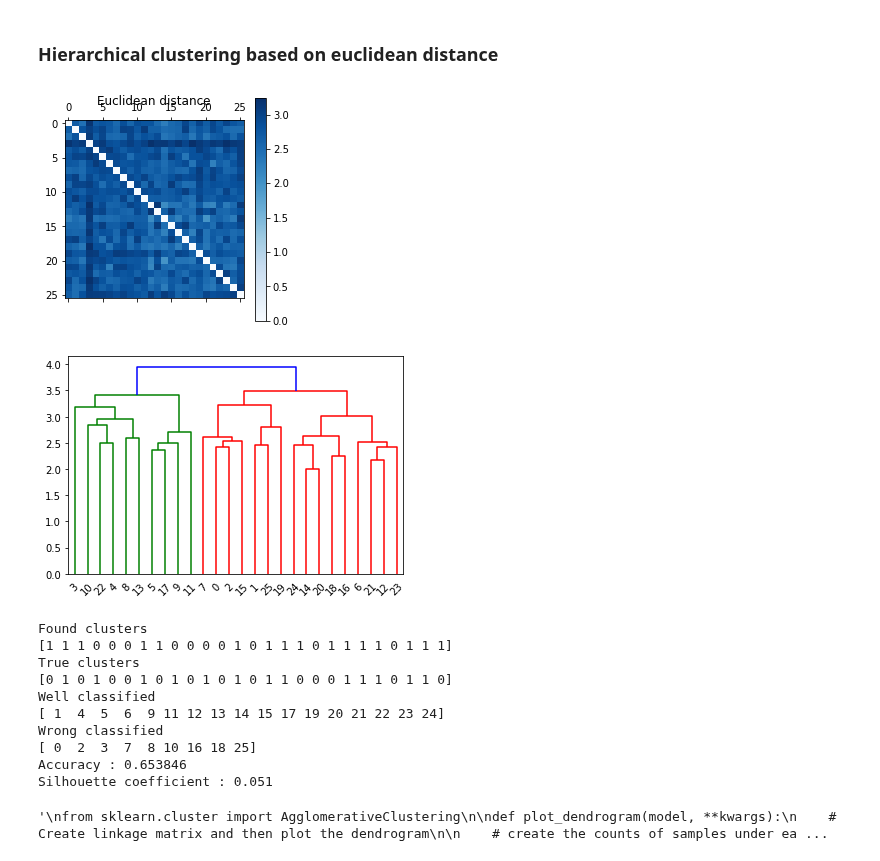
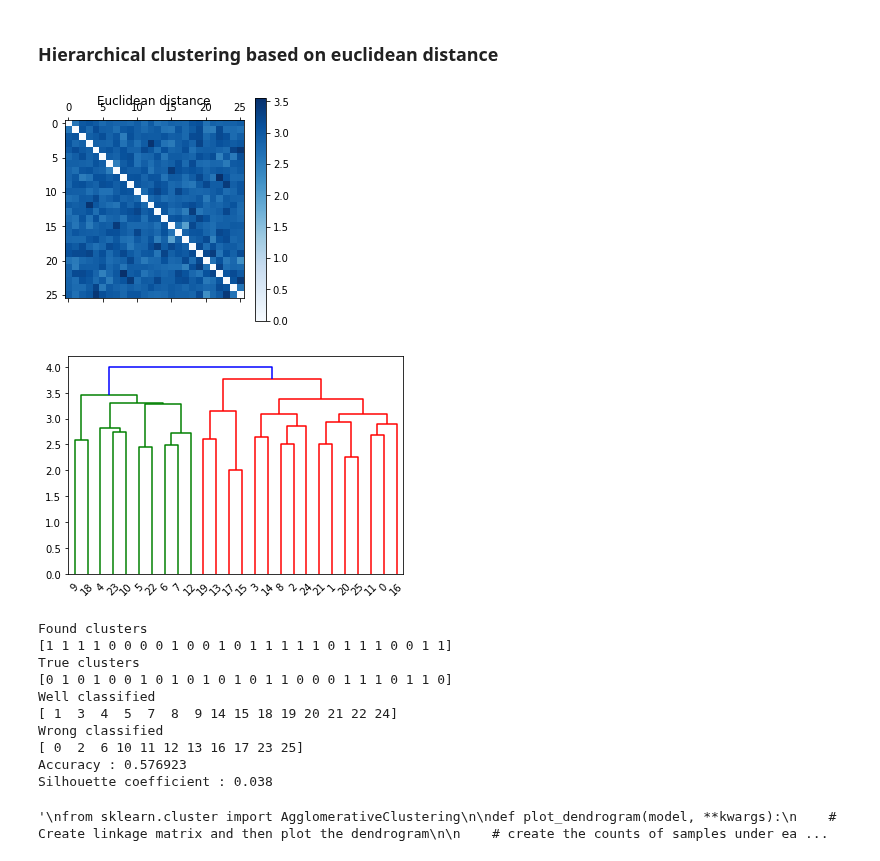
Before and after one commit to alexandremerasli/TFE, a Jupyter notebook: cluster_data.ipynb, the cells around one changed output. Cells and saved outputs as stored; diff of their text form; code cells hidden in the pictures.

```diff
--- a/cluster_data.ipynb
+++ b/cluster_data.ipynb
@@ -60,13 +60,18 @@ def removeOutlier(matrix,condition,subject):
     removeOutlierVector(condition,subject)
 '''
 
-# Remove Inf in data for EDA and IBI (replace by 10 for the moment, greater than non diagonal values (1.9 for EDA and 2.5 for IBI))
+# Remove Inf in data for EDA and IBI (replace by sort of normalisation for the moment
+tmp = np.copy(ISC_EEG)
+for i in range(len(tmp)):
+    tmp[i,i] = 0
+eegNorm = 3/np.mean(tmp)
+
 for i in range(len(ISC_IBI)):
-    ISC_IBI[i,i] = 100
-    ISC_EDA[i,i] = 90
+    ISC_IBI[i,i] = np.mean(ISC_IBI)*eegNorm
+    ISC_EDA[i,i] = np.mean(ISC_EDA)*eegNorm
 
 # Choose matrix to study
-case = 'EEG'
+case = 'IBI'
 removeOutlier = False # Remove outliers if there are some
 
 if (case == 'EEG'):
@@ -137,7 +142,7 @@ stimulus = np.where(condition == 1)[0]
 # %%
 import scipy.spatial.distance as ssd
 
-def computeDistanceMatrix(normalisation=1,uncondensed=False,euclideanTransform=False): # Choose normalisation between 1 and 45,
+def computeDistanceMatrix(normalisation=1,uncondensed=False,euclideanTransform=False,finalNorm=False): # Choose normalisation between 1 and 45,
                                             # 45 means bigger non diagonal correlations almost 1
     # Change matrix diagonal value (kind of normalisation)
     matrix_norm = np.copy(study_matrix)
@@ -174,6 +179,9 @@ def computeDistanceMatrix(normalisation=1,uncondensed=False,euclideanTransform=F
             writer = csv.writer(File)
             writer.writerows(distance_matrix)
 
+    if (finalNorm):
+        distance_matrix = distance_matrix / np.std(distance_matrix)
+
     return distance_matrix
 
 '''
@@ -266,49 +274,49 @@ plt.title("Euclidean distance")
 plt.colorbar()
 plt.show()
 # %% [output]
-[figure, old version]
+[figure, new version]
 # %%
 from scipy.cluster.hierarchy import dendrogram, linkage, fcluster
 
 distance_matrix = computeDistanceMatrix(norm_coef,uncondensed=True)
 Z=linkage(distance_matrix,'ward','euclidean',optimal_ordering=True)
-threshold = 3.9-0.1*(case=='EEG') #3.8 EEG, 3.9 EDA, 3.9 IBI if add_coef ==2
+threshold = 4-0.2*(case=='EEG') # 3.8 EEG, 4 EDA, 4 IBI if add_coef ==2
 dendrogram(Z, color_threshold=threshold)
 plt.show()
 
 print("Found clusters ")
 label = (fcluster(Z, t=threshold, criterion='distance')-1)
 print(label)
 print("True clusters ")
 print(condition)
 
 subjects = np.arange(0,N)
 wellClassified = subjects[label==condition]
 wrongClassified = subjects[label!=condition]
 SSA_HC = subjects[label==1] # Maybe NA
 NA_HC = subjects[label==0] # Maybe SSA
 print("Well classified")
 print(wellClassified)
 print("Wrong classified")
 print(wrongClassified)
 accuracy = len(wellClassified)/N
 print("Accuracy : %f" %accuracy)
 #[ 0  2  3  7  8 10 16 18 25]
 distance_matrix = computeDistanceMatrix(norm_coef)
 SC = silhouetteCoef(distance_matrix,label)
 print("Silhouette coefficient : %0.3f" %SC)
 # %% [output]
-[figure, old version]
+[figure, new version]
 Found clusters
-[1 1 1 0 0 0 1 1 0 0 0 0 1 0 1 1 1 0 1 1 1 1 0 1 1 1]
+[1 1 1 1 0 0 0 0 1 0 0 1 0 1 1 1 1 1 0 1 1 1 0 0 1 1]
 True clusters
 [0 1 0 1 0 0 1 0 1 0 1 0 1 0 1 1 0 0 0 1 1 1 0 1 1 0]
 Well classified
-[ 1  4  5  6  9 11 12 13 14 15 17 19 20 21 22 23 24]
+[ 1  3  4  5  7  8  9 14 15 18 19 20 21 22 24]
 Wrong classified
-[ 0  2  3  7  8 10 16 18 25]
-Accuracy : 0.653846
-Silhouette coefficient : 0.051
+[ 0  2  6 10 11 12 13 16 17 23 25]
+Accuracy : 0.576923
+Silhouette coefficient : 0.038
 # %%
 '''
 from sklearn.cluster import AgglomerativeClustering
```
Also changed, not shown: parts of 25 cells of this notebook.
